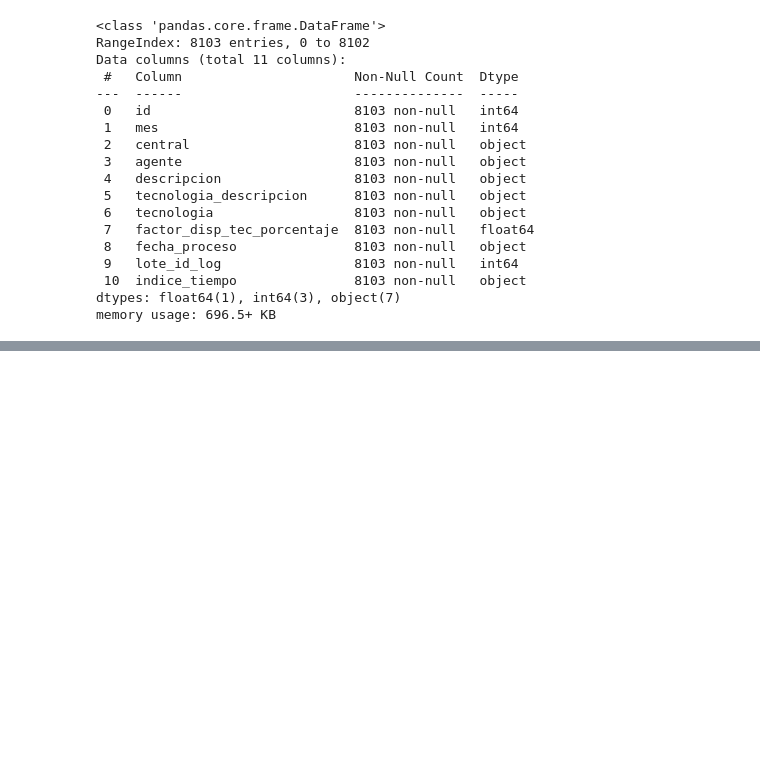
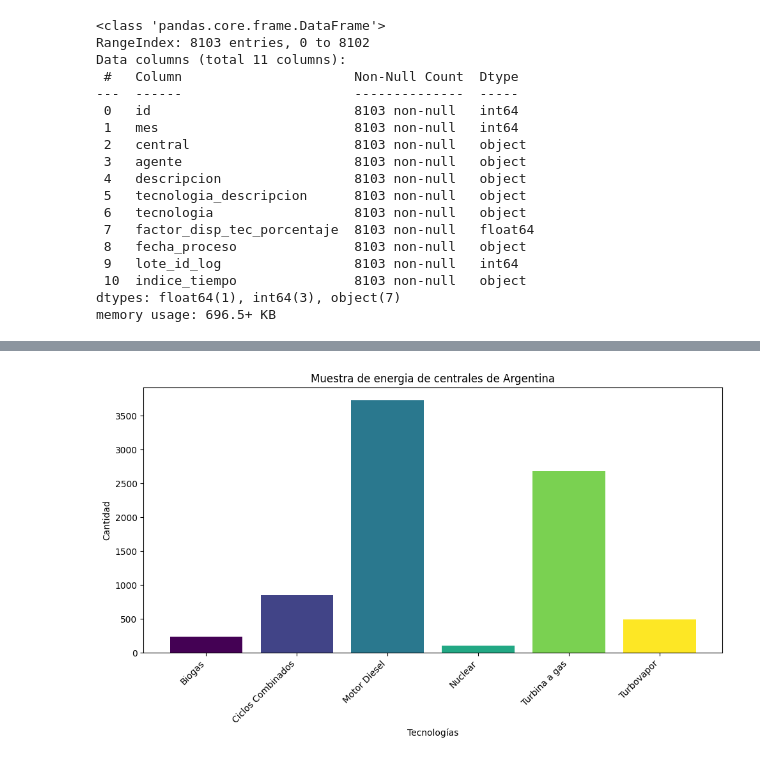
Before and after one commit to gagabriela2787/MachineLearnig, a Jupyter notebook: dataset1.ipynb, the cells around one changed output, grey strips where cells are left out. Drawn from its saved outputs; the diff is of its cells as text; code cells hidden in the pictures; blank space fills up the shorter version.

Commit message:
grafico de energias

```diff
--- a/dataset1.ipynb
+++ b/dataset1.ipynb
@@ -60,3 +60,9 @@ Data columns (total 11 columns):
  10  indice_tiempo               8103 non-null   object
 dtypes: float64(1), int64(3), object(7)
 memory usage: 696.5+ KB
+# %%
+# Agrupar por la columna "tecnologia_descripcion" y contar las ocurrencias
+grupotecno = df4.groupby("tecnologia_descripcion").size().reset_index(name="count")
+
+# Mostrar el DataFrame agrupado
+print(grupotecno)
@@ -62,0 +77,28 @@ memory usage: 696.5+ KB
+# %%
+import matplotlib.pyplot as plt
+import numpy as np
+
+# Datos del DataFrame agrupado
+tecnologias = grupotecno["tecnologia_descripcion"]
+cantidad = grupotecno["count"]
+
+# Generar colores distintos para cada barra
+colores = plt.cm.viridis(np.linspace(0, 1, len(tecnologias)))
+
+# Crear un gráfico de barras
+plt.figure(figsize=(10, 6))  # Tamaño del gráfico (ajusta según tus necesidades)
+plt.bar(tecnologias, cantidad, color=colores)
+
+# Etiquetas y título del gráfico
+plt.xlabel("Tecnologías")
+plt.ylabel("Cantidad")
+plt.title("Muestra de energia de centrales de Argentina")
+
+# Rotar las etiquetas del eje X para mayor legibilidad
+plt.xticks(rotation=45, ha="right")
+
+# Mostrar el gráfico
+plt.tight_layout()
+plt.show()
+# %% [output]
+[figure, added]
```
Also changed, not shown: parts of 1 cell of this notebook.
